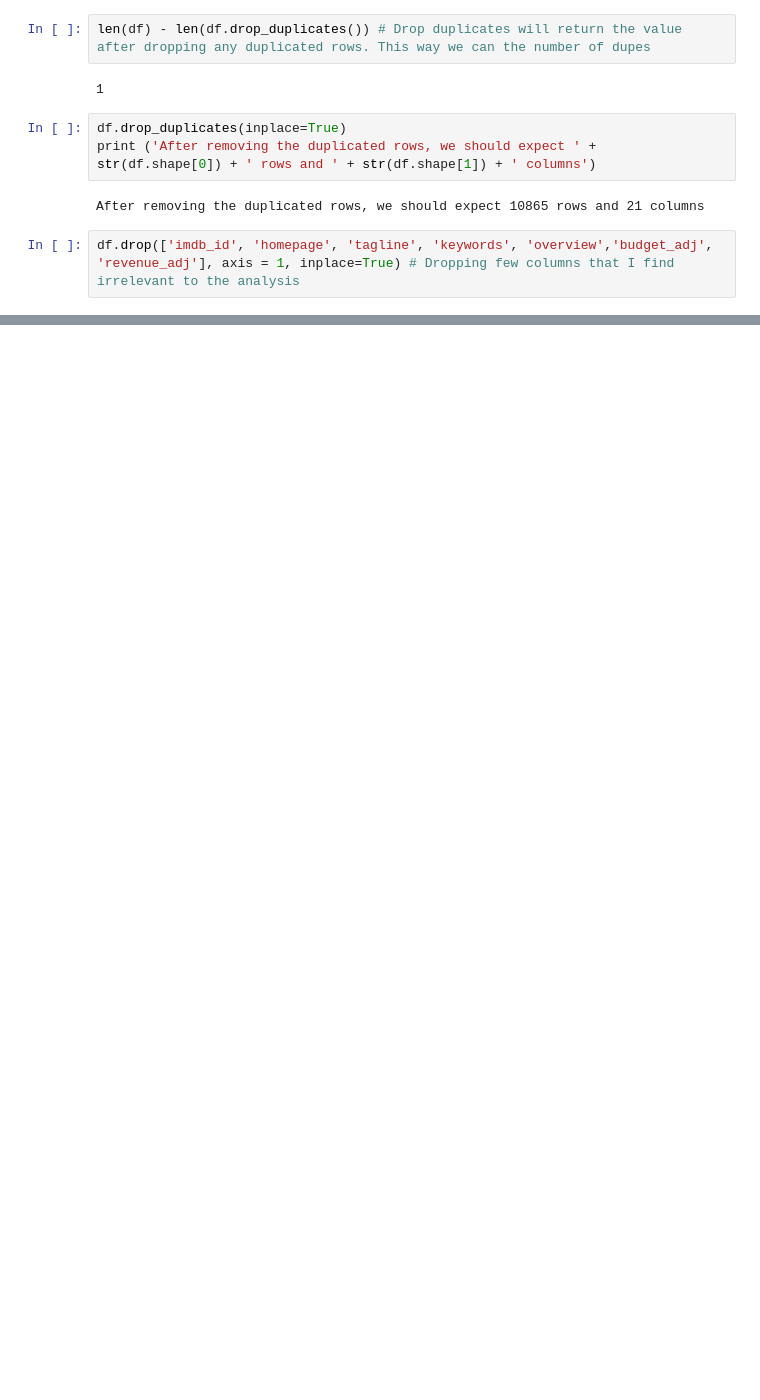
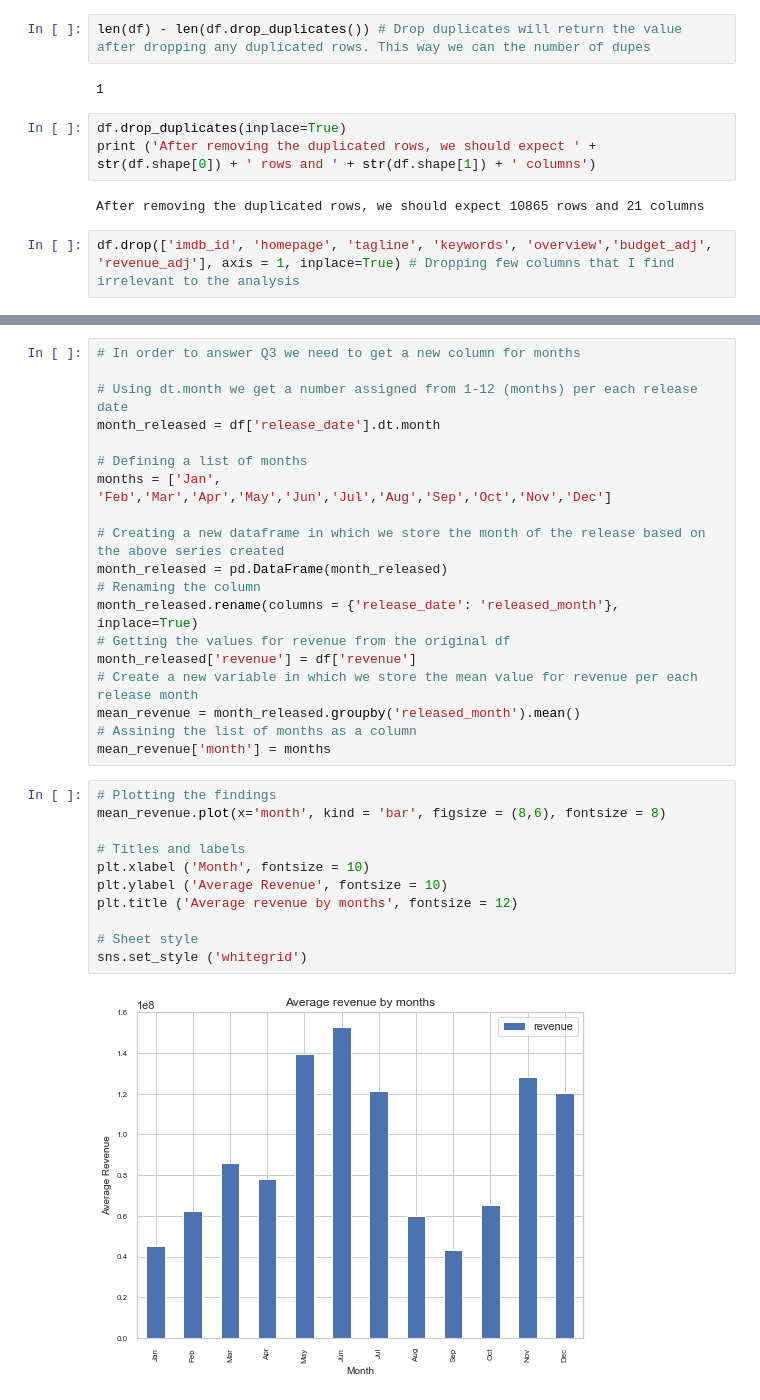
Before and after one commit to IonDragos2003/UdacityDA_Investigate-tMDB, a Jupyter notebook: my_code.ipynb, the cells around one changed output, grey strips where cells are left out. Saved outputs shown, nothing was run; the diff lists cells and outputs as text; blank space fills up the shorter version.

```diff
--- a/my_code.ipynb
+++ b/my_code.ipynb
@@ -245,0 +194,32 @@ sns.set_style("whitegrid")
+# %%
+# In order to answer Q3 we need to get a new column for months
+
+# Using dt.month we get a number assigned from 1-12 (months) per each release date
+month_released = df['release_date'].dt.month
+
+# Defining a list of months
+months = ['Jan', 'Feb','Mar','Apr','May','Jun','Jul','Aug','Sep','Oct','Nov','Dec']
+
+# Creating a new dataframe in which we store the month of the release based on the above series created
+month_released = pd.DataFrame(month_released)
+# Renaming the column
+month_released.rename(columns = {'release_date': 'released_month'}, inplace=True)
+# Getting the values for revenue from the original df
+month_released['revenue'] = df['revenue']
+# Create a new variable in which we store the mean value for revenue per each release month
+mean_revenue = month_released.groupby('released_month').mean()
+# Assining the list of months as a column
+mean_revenue['month'] = months
+# %%
+# Plotting the findings
+mean_revenue.plot(x='month', kind = 'bar', figsize = (8,6), fontsize = 8)
+
+# Titles and labels
+plt.xlabel ('Month', fontsize = 10)
+plt.ylabel ('Average Revenue', fontsize = 10)
+plt.title ('Average revenue by months', fontsize = 12)
+
+# Sheet style
+sns.set_style ('whitegrid')
+# %% [output]
+[figure, added]
```
Also changed, not shown: parts of 51 cells of this notebook.
